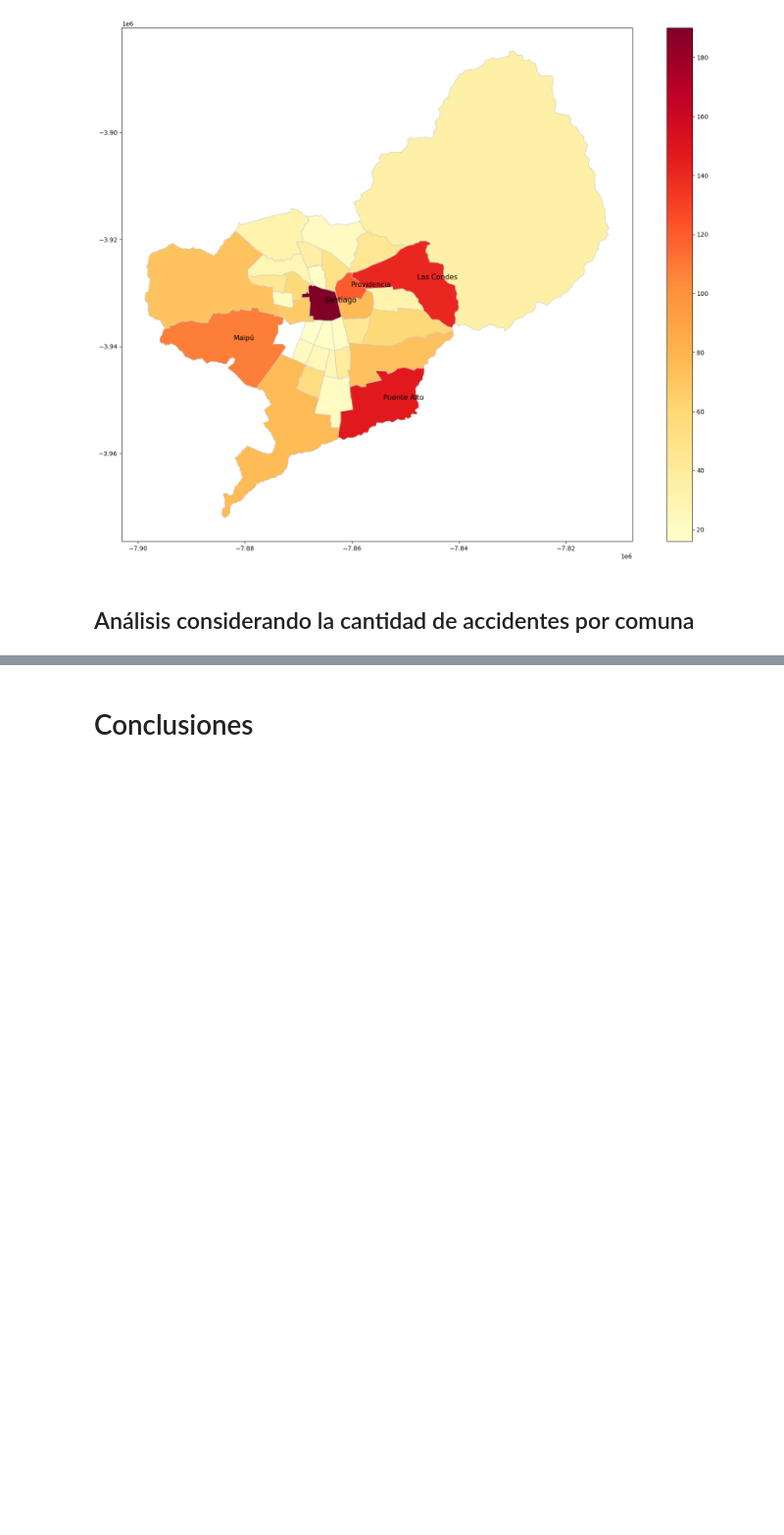
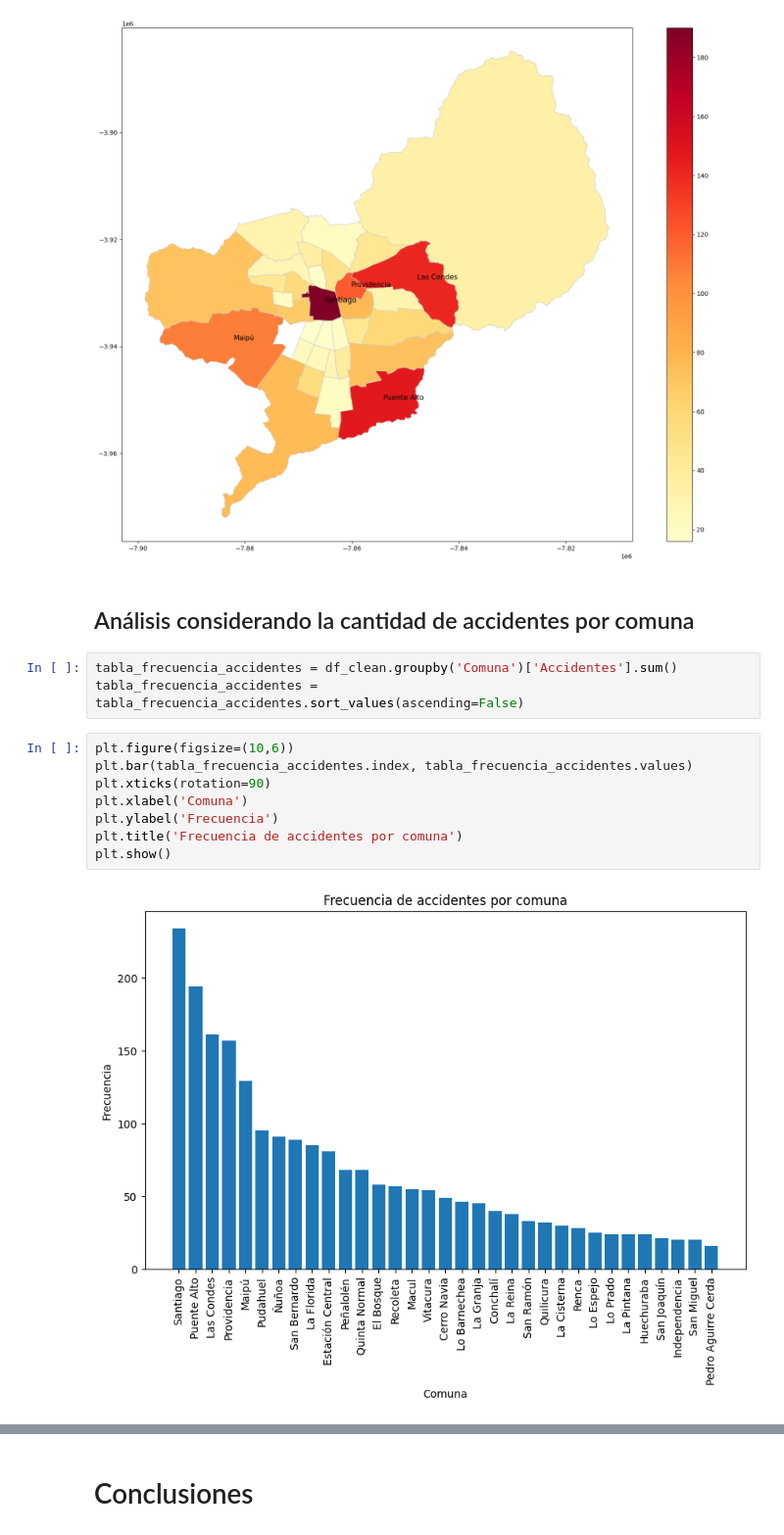
Before and after one commit to cesarcarrascog/data-science-portfolio, a Jupyter notebook: Georeferenced Car Accidents (Santiago de Chile)/geo_car_acc.ipynb, the cells around one changed output, grey strips where cells are left out. Shown: that part at 98% size. Saved outputs shown, nothing was run; the diff lists cells and outputs as text; blank space fills up the shorter version.

```diff
--- a/Georeferenced Car Accidents (Santiago de Chile)/geo_car_acc.ipynb
+++ b/Georeferenced Car Accidents (Santiago de Chile)/geo_car_acc.ipynb
@@ -322,3 +275,16 @@ plt.show()
 [figure]
 # %% [markdown]
 ## Análisis considerando la cantidad de accidentes por comuna
+# %%
+tabla_frecuencia_accidentes = df_clean.groupby('Comuna')['Accidentes'].sum()
+tabla_frecuencia_accidentes = tabla_frecuencia_accidentes.sort_values(ascending=False)
+# %%
+plt.figure(figsize=(10,6))
+plt.bar(tabla_frecuencia_accidentes.index, tabla_frecuencia_accidentes.values)
+plt.xticks(rotation=90)
+plt.xlabel('Comuna')
+plt.ylabel('Frecuencia')
+plt.title('Frecuencia de accidentes por comuna')
+plt.show()
+# %% [output]
+[figure, added]
```
Also changed, not shown: parts of 7 cells of this notebook.
